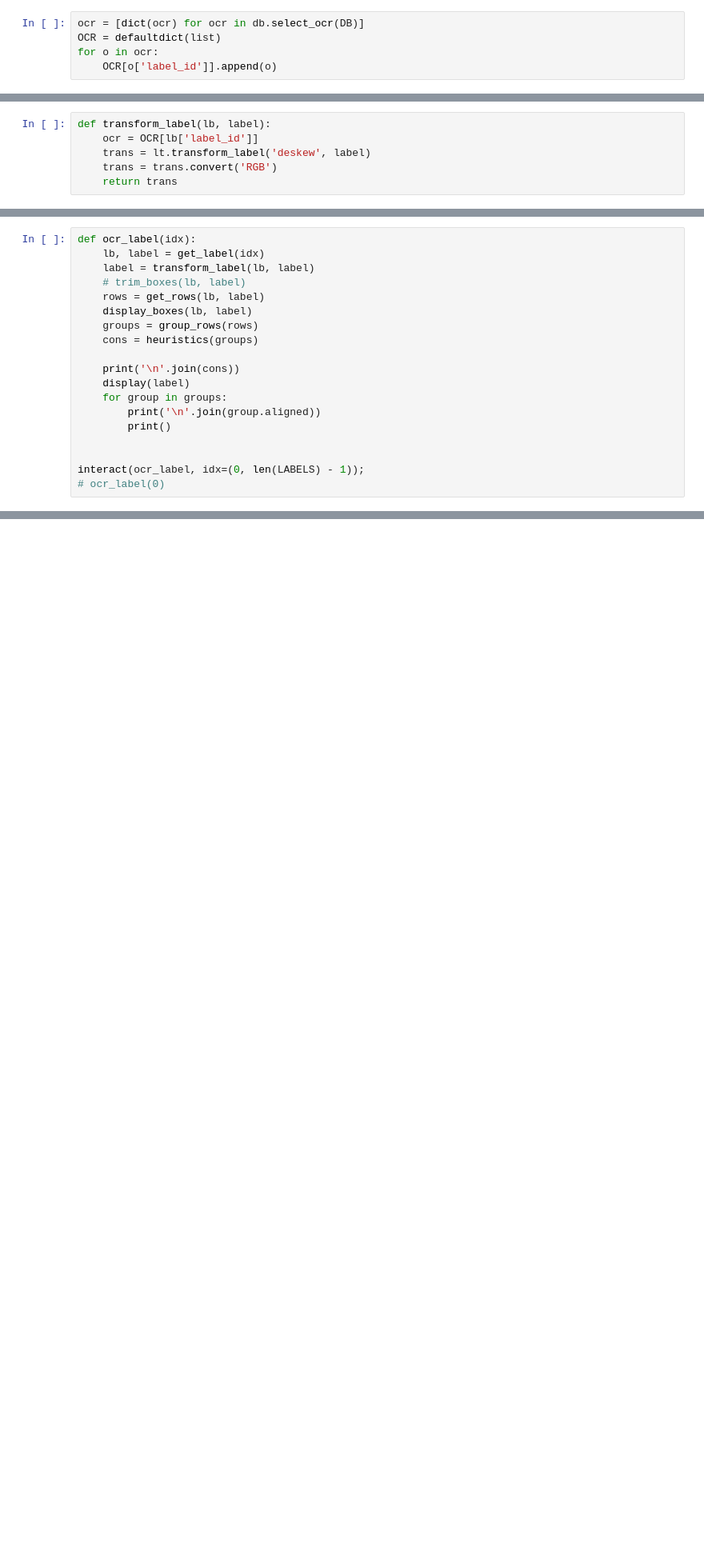
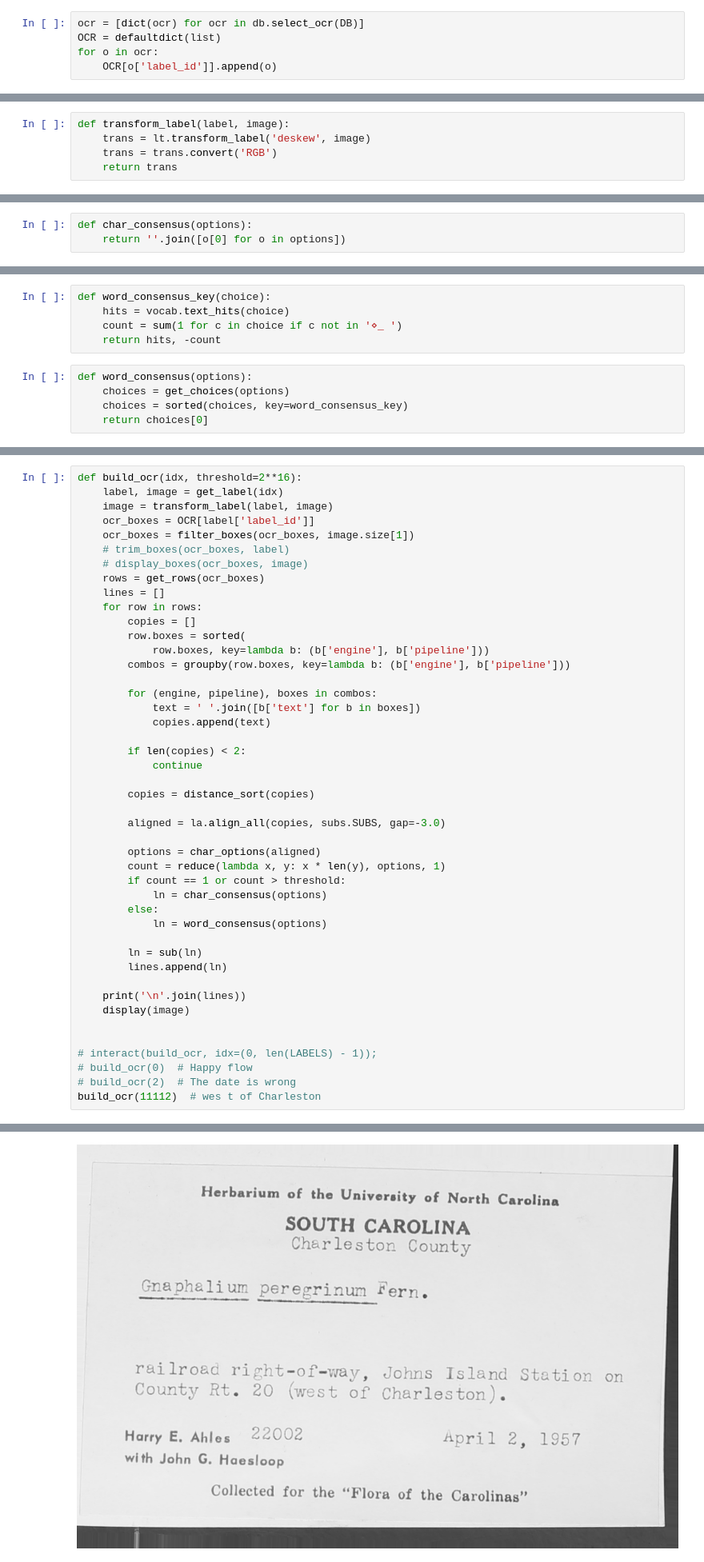
Before and after one commit to rafelafrance/digi_leap_old, a Jupyter notebook: notebooks/align_ocr.ipynb, the cells around one changed output, grey strips where cells are left out. Shown at 80% size. Saved outputs shown, nothing was run; the diff lists cells and outputs as text; blank space fills up the shorter version.

```diff
--- a/notebooks/align_ocr.ipynb
+++ b/notebooks/align_ocr.ipynb
@@ -152,6 +62,5 @@ def filter_boxes(boxes, image_height, conf=0.25, height_threshold=0.25, std_devs
 # %%
-def transform_label(lb, label):
-    ocr = OCR[lb['label_id']]
-    trans = lt.transform_label('deskew', label)
+def transform_label(label, image):
+    trans = lt.transform_label('deskew', image)
     trans = trans.convert('RGB')
     return trans
@@ -314,0 +260,3 @@ def heuristics(groups):
+# %%
+def char_consensus(options):
+    return ''.join([o[0] for o in options])
@@ -314,0 +276,10 @@ def heuristics(groups):
+# %%
+def word_consensus_key(choice):
+    hits = vocab.text_hits(choice)
+    count = sum(1 for c in choice if c not in '⋄_ ')
+    return hits, -count
+# %%
+def word_consensus(options):
+    choices = get_choices(options)
+    choices = sorted(choices, key=word_consensus_key)
+    return choices[0]
@@ -315,20 +313,46 @@ def heuristics(groups):
 # %%
-def ocr_label(idx):
-    lb, label = get_label(idx)
-    label = transform_label(lb, label)
-    # trim_boxes(lb, label)
-    rows = get_rows(lb, label)
-    display_boxes(lb, label)
-    groups = group_rows(rows)
-    cons = heuristics(groups)
+def build_ocr(idx, threshold=2**16):
+    label, image = get_label(idx)
+    image = transform_label(label, image)
+    ocr_boxes = OCR[label['label_id']]
+    ocr_boxes = filter_boxes(ocr_boxes, image.size[1])
+    # trim_boxes(ocr_boxes, label)
+    # display_boxes(ocr_boxes, image)
+    rows = get_rows(ocr_boxes)
+    lines = []
+    for row in rows:
+        copies = []
+        row.boxes = sorted(
+            row.boxes, key=lambda b: (b['engine'], b['pipeline']))
+        combos = groupby(row.boxes, key=lambda b: (b['engine'], b['pipeline']))
 
-    print('\n'.join(cons))
-    display(label)
-    for group in groups:
-        print('\n'.join(group.aligned))
-        print()
+        for (engine, pipeline), boxes in combos:
+            text = ' '.join([b['text'] for b in boxes])
+            copies.append(text)
+
+        if len(copies) < 2:
+            continue
+
+        copies = distance_sort(copies)
+
+        aligned = la.align_all(copies, subs.SUBS, gap=-3.0)
+
+        options = char_options(aligned)
+        count = reduce(lambda x, y: x * len(y), options, 1)
+        if count == 1 or count > threshold:
+            ln = char_consensus(options)
+        else:
+            ln = word_consensus(options)
+
+        ln = sub(ln)
+        lines.append(ln)
+
+    print('\n'.join(lines))
+    display(image)
 
 
-interact(ocr_label, idx=(0, len(LABELS) - 1));
-# ocr_label(0)
+# interact(build_ocr, idx=(0, len(LABELS) - 1));
+# build_ocr(0)  # Happy flow
+# build_ocr(2)  # The date is wrong
+build_ocr(11112)  # wes t of Charleston
 # %% [output]
@@ -335,0 +368 @@ interactive(children=(IntSlider(value=5561, description='idx', max=11122), Outpu
+[figure, added]
```
Also changed, not shown: parts of 20 cells of this notebook, 18 other files.
